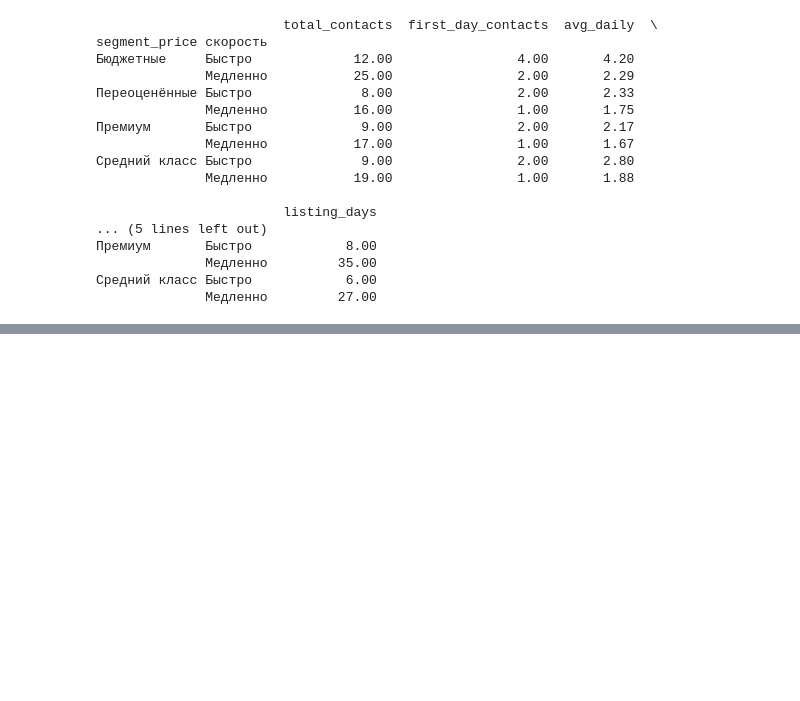
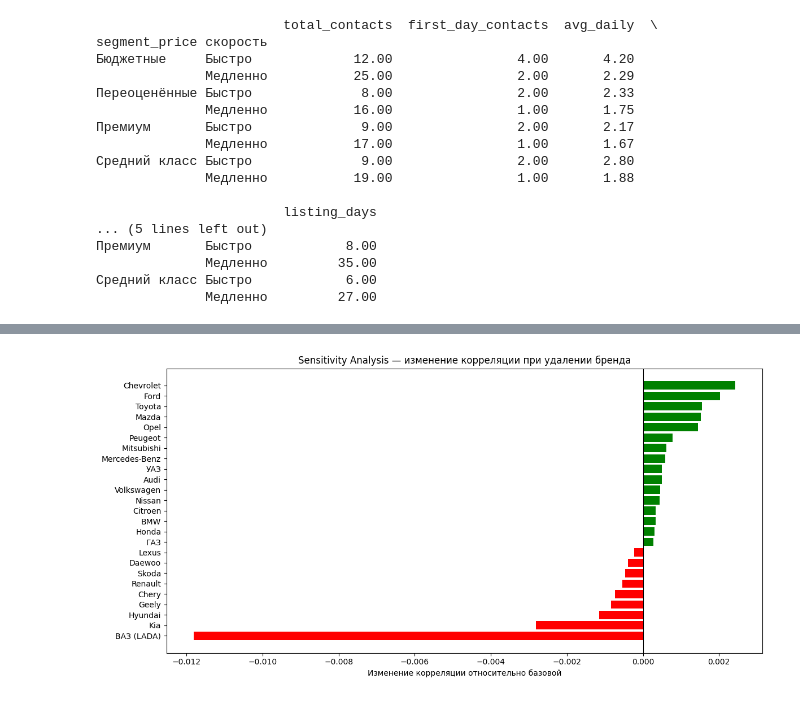
Before and after one commit to OhoToo/AviHac, a Jupyter notebook: main.ipynb, the cells around one changed output, grey strips where cells are left out. Cells and saved outputs as stored; diff of their text form; code cells hidden in the pictures; blank space fills up the shorter version.

```diff
--- a/main.ipynb
+++ b/main.ipynb
@@ -1646,0 +1812,35 @@ shap.summary_plot(
+# %%
+from scipy import stats
+
+# Базовая корреляция на всех данных
+base_corr, base_p = stats.spearmanr(
+    data_full["price_ratio"].dropna(),
+    data_full.loc[data_full["price_ratio"].notna(), "total_contacts"]
+)
+print(f"Базовая корреляция price_ratio vs total_contacts: {base_corr:.4f} (p={base_p:.2e})")
+print("-" * 60)
+
+# Убираем по одному бренду и смотрим как меняется корреляция
+results_sensitivity = []
+
+for бренд in top_brands:
+    данные = data_full[data_full["brand"] != бренд].copy()
+    mask = данные["price_ratio"].notna()
+    corr, p = stats.spearmanr(
+        данные.loc[mask, "price_ratio"],
+        данные.loc[mask, "total_contacts"]
+    )
+    изменение = corr - base_corr
+    results_sensitivity.append({
+        "бренд": бренд,
+        "корреляция": corr,
+        "изменение": изменение
+    })
+
+df_sens = pd.DataFrame(results_sensitivity).sort_values("изменение")
+
+print(f"{'Убран бренд':<20} {'Корреляция':>12} {'Изменение':>12}")
+print("-" * 46)
+for _, row in df_sens.iterrows():
+    знак = "+" if row["изменение"] > 0 else ""
+    print(f"{row['бренд']:<20} {row['корреляция']:>12.4f} {знак}{row['изменение']:>11.4f}")
@@ -1646,0 +1865,11 @@ shap.summary_plot(
+# %%
+plt.figure(figsize=(12, 6))
+colors = ["red" if x < 0 else "green" for x in df_sens["изменение"]]
+plt.barh(df_sens["бренд"], df_sens["изменение"], color=colors)
+plt.axvline(x=0, color="black", linewidth=0.8)
+plt.title("Sensitivity Analysis — изменение корреляции при удалении бренда")
+plt.xlabel("Изменение корреляции относительно базовой")
+plt.tight_layout()
+plt.show()
+# %% [output]
+[figure, added]
```
Also changed, not shown: parts of 16 cells of this notebook.
